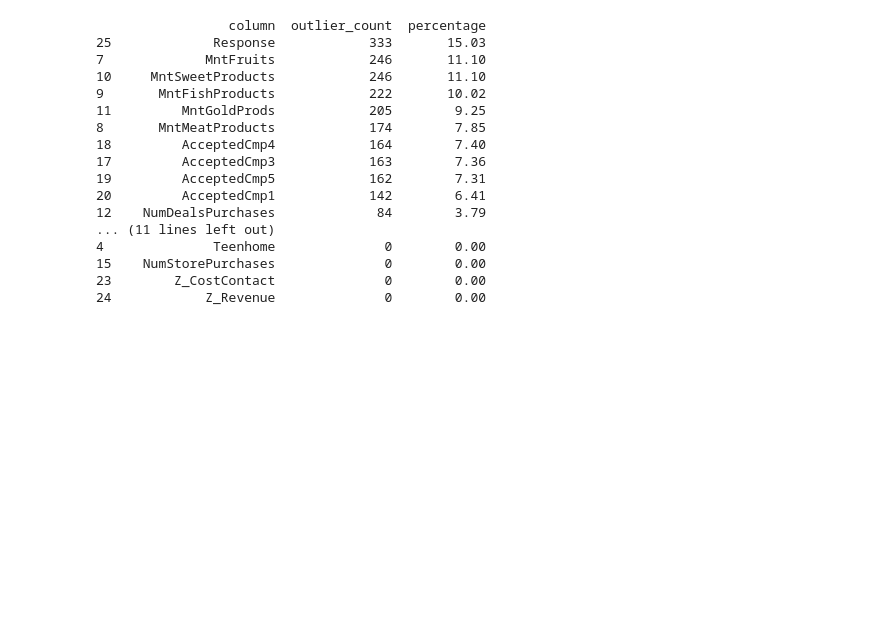
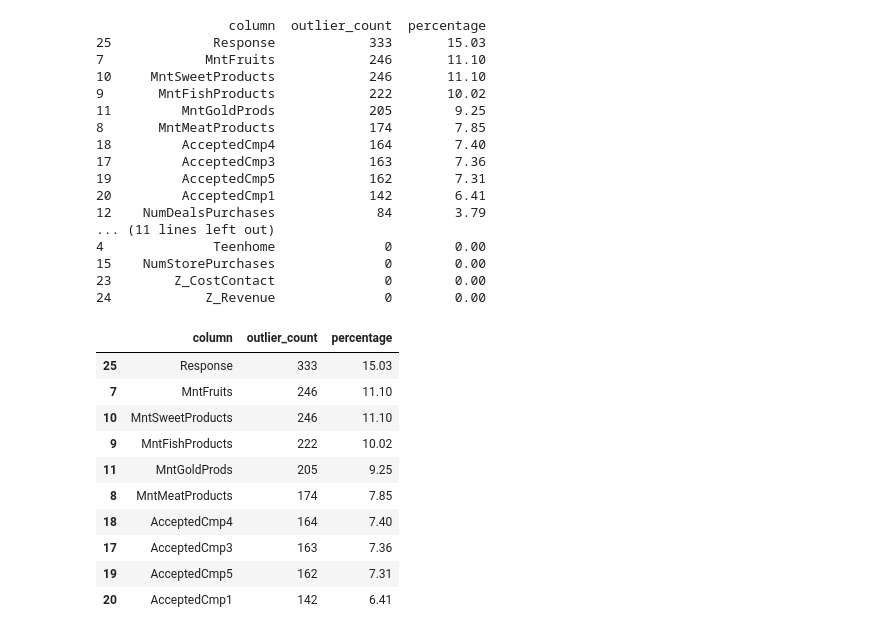
Before and after one commit to suzzzel5/Marketing-Campagain-Analysis, a Jupyter notebook: notebooks/02_data_cleaning_transformation.ipynb, the cells around one changed output. Cells and saved outputs as stored; diff of their text form; code cells hidden in the pictures; blank space fills up the shorter version.

```diff
--- a/notebooks/02_data_cleaning_transformation.ipynb
+++ b/notebooks/02_data_cleaning_transformation.ipynb
@@ -135,3 +135,20 @@ print(outlier_data)
 15    NumStorePurchases              0        0.00
 23        Z_CostContact              0        0.00
 24            Z_Revenue              0        0.00
+# %%
+# Let's focus on only problematic columns
+
+high_outlier = outlier_data[outlier_data['percentage']>5]
+high_outlier
+# %% [output]
+|  | column | outlier_count | percentage |
+| 25 | Response | 333 | 15.03 |
+| 7 | MntFruits | 246 | 11.10 |
+| 10 | MntSweetProducts | 246 | 11.10 |
+| 9 | MntFishProducts | 222 | 10.02 |
+| 11 | MntGoldProds | 205 | 9.25 |
+| 8 | MntMeatProducts | 174 | 7.85 |
+| 18 | AcceptedCmp4 | 164 | 7.40 |
+| 17 | AcceptedCmp3 | 163 | 7.36 |
+| 19 | AcceptedCmp5 | 162 | 7.31 |
+| 20 | AcceptedCmp1 | 142 | 6.41 |
```
Also changed, not shown: parts of 2 cells of this notebook.
